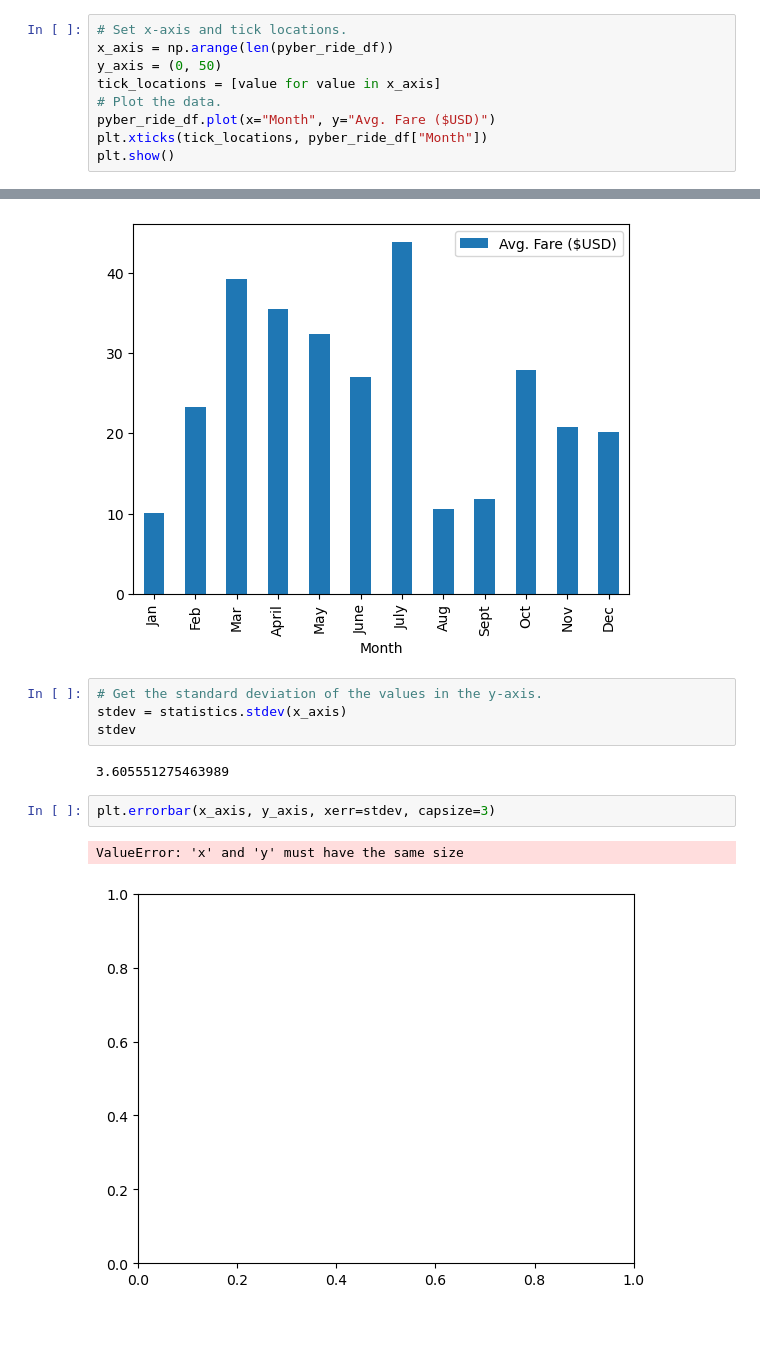
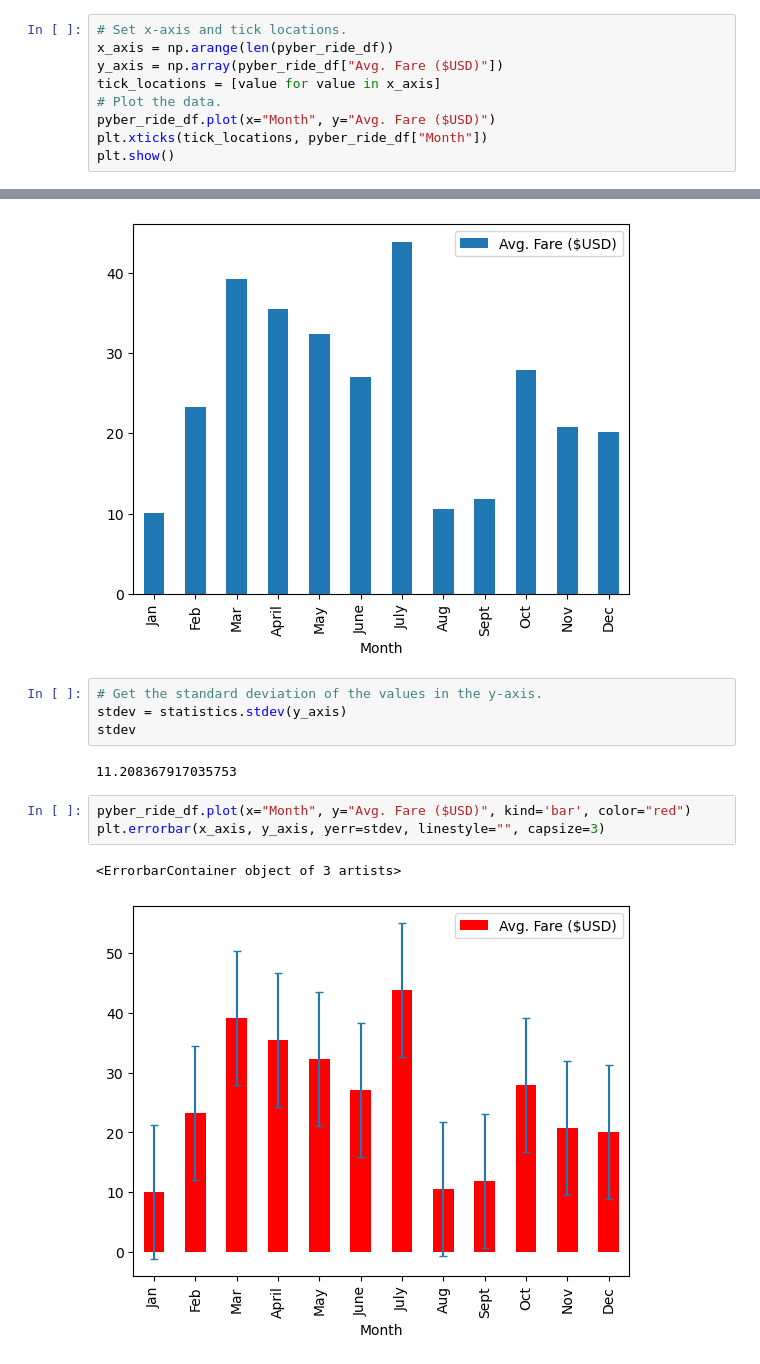
Before and after one commit to stacey1079/PyBer_Analysis, a Jupyter notebook: PyBer_ride_data.ipynb, the cells around one changed output, grey strips where cells are left out. Drawn from its saved outputs; the diff is of its cells as text; blank space fills up the shorter version.

```diff
--- a/PyBer_ride_data.ipynb
+++ b/PyBer_ride_data.ipynb
@@ -25,7 +25,7 @@ pyber_ride_df
 # %%
 # Set x-axis and tick locations.
 x_axis = np.arange(len(pyber_ride_df))
-y_axis = (0, 50)
+y_axis = np.array(pyber_ride_df["Avg. Fare ($USD)"])
 tick_locations = [value for value in x_axis]
 # Plot the data.
 pyber_ride_df.plot(x="Month", y="Avg. Fare ($USD)")
@@ -45,12 +45,13 @@ plt.show()
 [figure]
 # %%
 # Get the standard deviation of the values in the y-axis.
-stdev = statistics.stdev(x_axis)
+stdev = statistics.stdev(y_axis)
 stdev
 # %% [output]
-3.605551275463989
+11.208367917035753
-# %%
-plt.errorbar(x_axis, y_axis, xerr=stdev, capsize=3)
-# %% [output]
-ValueError: 'x' and 'y' must have the same size
-[figure, removed]
+# %%
+pyber_ride_df.plot(x="Month", y="Avg. Fare ($USD)", kind='bar', color="red")
+plt.errorbar(x_axis, y_axis, yerr=stdev, linestyle="", capsize=3)
+# %% [output]
+<ErrorbarContainer object of 3 artists>
+[figure, added]
```
Also changed, not shown: parts of 1 cell of this notebook.
